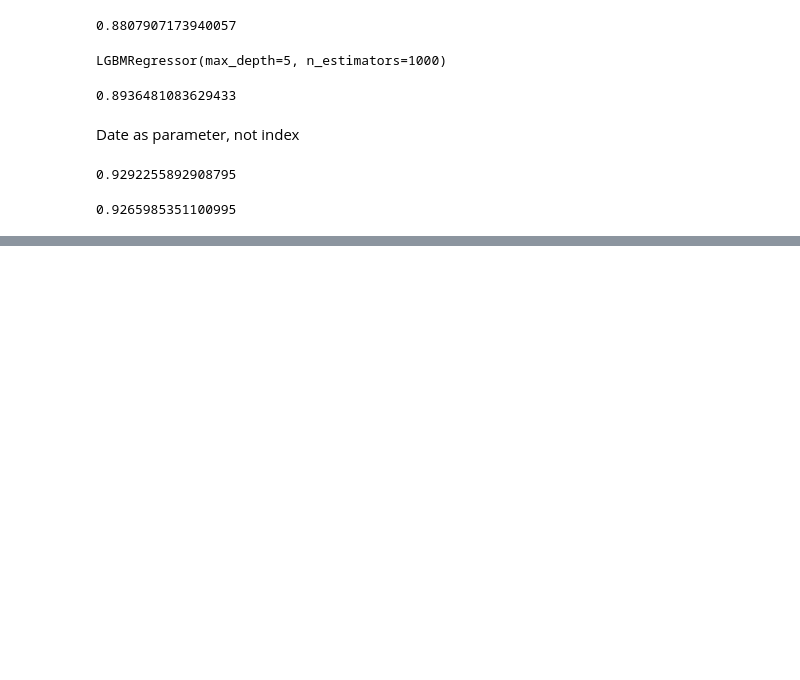
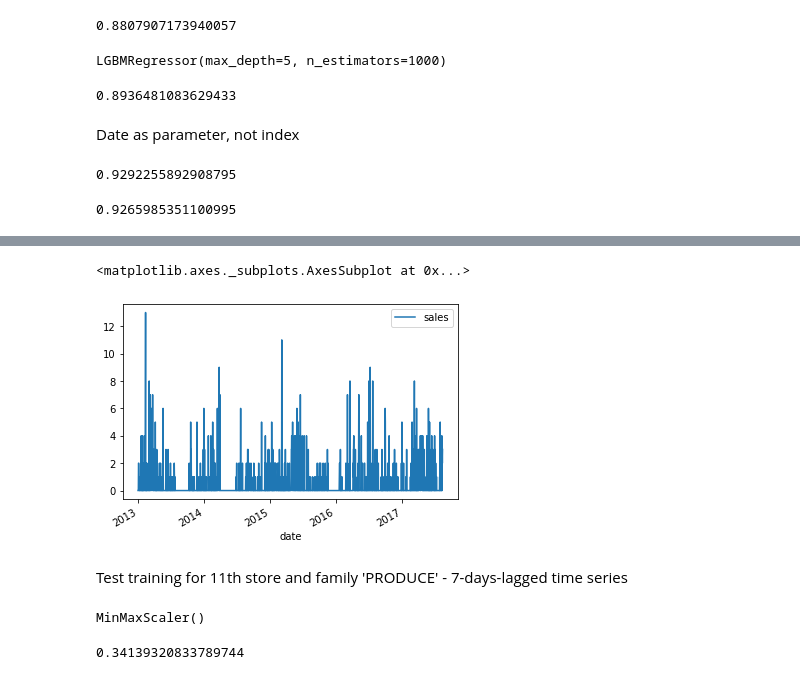
Before and after one commit to monikachudyba/ArtificialNeuralNetworkProjects, a Jupyter notebook: StoreSalesForecasting.ipynb, the cells around one changed output, grey strips where cells are left out. Saved outputs shown, nothing was run; the diff lists cells and outputs as text; code cells hidden in the pictures; blank space fills up the shorter version.

```diff
--- a/StoreSalesForecasting.ipynb
+++ b/StoreSalesForecasting.ipynb
@@ -957,0 +1052,8 @@ r2score(y_test, pred)
+# %%
+train_35_seafood = train[(train.store_nbr == 35) & (train.family == 'SEAFOOD')]
+train_35_seafood[['date', 'sales']].set_index('date').plot()
+# %% [output]
+<matplotlib.axes._subplots.AxesSubplot at 0x...>
+[figure, added]
+# %% [markdown]
+Test training for 11th store and family 'PRODUCE' - 7-days-lagged time series
@@ -957,0 +1066,7 @@ r2score(y_test, pred)
+# %%
+scaler_X = MinMaxScaler()
+scaler_X.fit(train_date_param.drop(columns=['sales']))
+scaler_y = MinMaxScaler()
+scaler_y.fit(pd.DataFrame(train_date_param['sales']))
+# %% [output]
+MinMaxScaler()
@@ -957,0 +1087,9 @@ r2score(y_test, pred)
+# %%
+lgb = LGBMRegressor(n_estimators=1000, max_depth=5)
+
+lgb.fit(X_train, y_train, eval_set=[(X_val, y_val)], verbose=False)
+
+pred = lgb.predict(X_val)
+r2score(y_val, pred)
+# %% [output]
+0.34139320833789744
```
Also changed, not shown: parts of 38 cells of this notebook.
